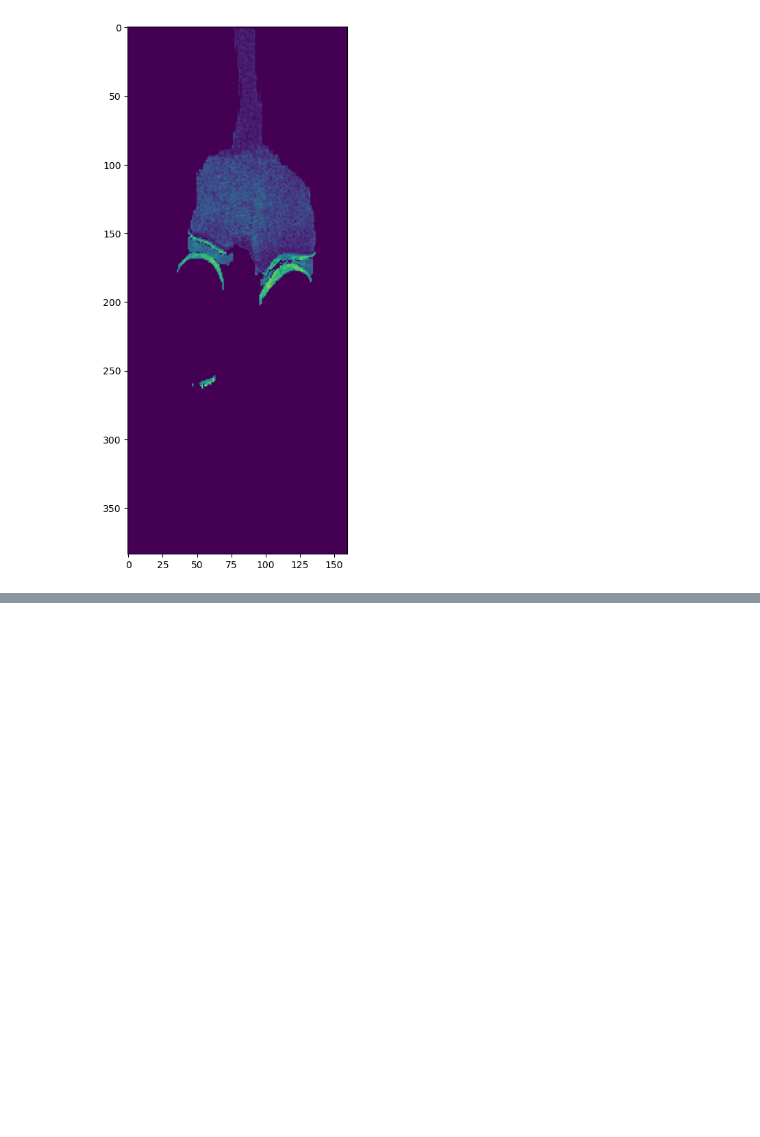
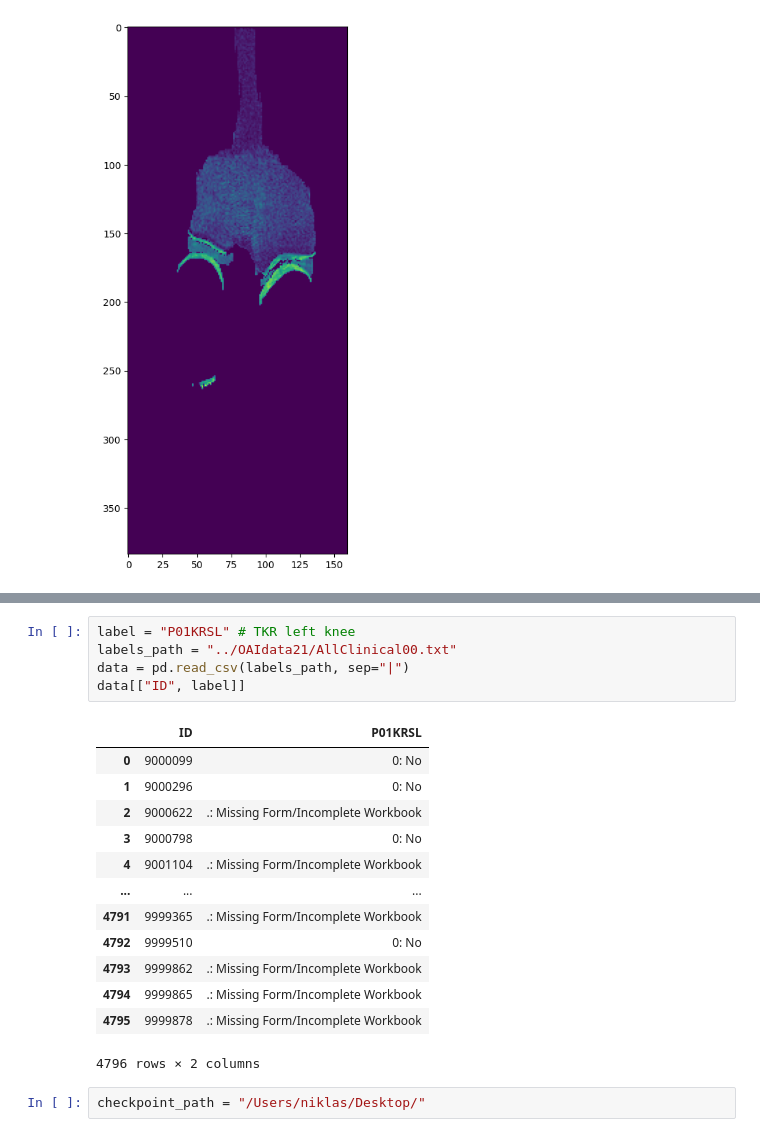
Before and after one commit to biscuitbib/masters-thesis, a Jupyter notebook: feature_extraction.ipynb, the cells around one changed output, grey strips where cells are left out. Saved outputs shown, nothing was run; the diff lists cells and outputs as text; blank space fills up the shorter version.

```diff
--- a/feature_extraction.ipynb
+++ b/feature_extraction.ipynb
@@ -40,0 +36,21 @@ ValueError: If using all scalar values, you must pass an index
+# %%
+label = "P01KRSL" # TKR left knee
+labels_path = "../OAIdata21/AllClinical00.txt"
+data = pd.read_csv(labels_path, sep="|")
+data[["ID", label]]
+# %% [output]
+|  | ID | P01KRSL |
+| 0 | 9000099 | 0: No |
+| 1 | 9000296 | 0: No |
+| 2 | 9000622 | .: Missing Form/Incomplete Workbook |
+| 3 | 9000798 | 0: No |
+| 4 | 9001104 | .: Missing Form/Incomplete Workbook |
+| ... | ... | ... |
+| 4791 | 9999365 | .: Missing Form/Incomplete Workbook |
+| 4792 | 9999510 | 0: No |
+| 4793 | 9999862 | .: Missing Form/Incomplete Workbook |
+| 4794 | 9999865 | .: Missing Form/Incomplete Workbook |
+| 4795 | 9999878 | .: Missing Form/Incomplete Workbook |
+4796 rows × 2 columns
+# %%
+checkpoint_path = "/Users/niklas/Desktop/"
```
Also changed, not shown: parts of 6 cells of this notebook.
